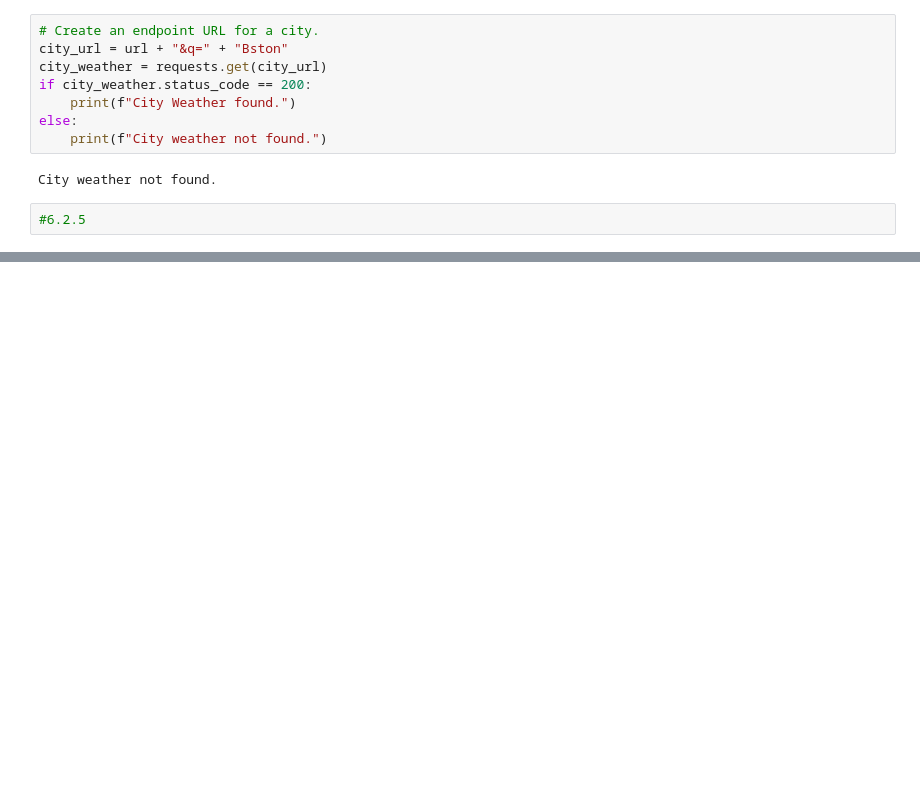
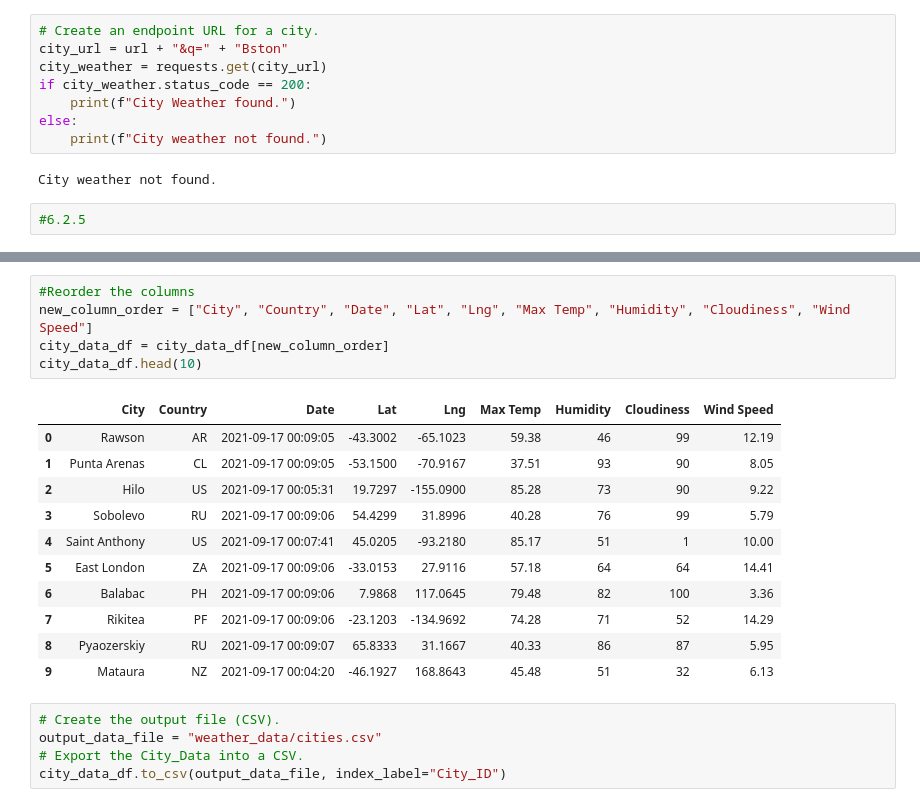
Before and after one commit to AValenti12/World_Weather_Analysis, a Jupyter notebook: weatherPy.ipynb, the cells around one changed output, grey strips where cells are left out. Saved outputs shown, nothing was run; the diff lists cells and outputs as text; blank space fills up the shorter version.

```diff
--- a/weatherPy.ipynb
+++ b/weatherPy.ipynb
@@ -298,0 +292,22 @@ FileNotFoundError: [Errno 2] No such file or directory: 'weather_data/cities.csv
+# %%
+#Reorder the columns
+new_column_order = ["City", "Country", "Date", "Lat", "Lng", "Max Temp", "Humidity", "Cloudiness", "Wind Speed"]
+city_data_df = city_data_df[new_column_order]
+city_data_df.head(10)
+# %% [output]
+|  | City | Country | Date | Lat | Lng | Max Temp | Humidity | Cloudiness | Wind Speed |
+| 0 | Rawson | AR | 2021-09-17 00:09:05 | -43.3002 | -65.1023 | 59.38 | 46 | 99 | 12.19 |
+| 1 | Punta Arenas | CL | 2021-09-17 00:09:05 | -53.1500 | -70.9167 | 37.51 | 93 | 90 | 8.05 |
+| 2 | Hilo | US | 2021-09-17 00:05:31 | 19.7297 | -155.0900 | 85.28 | 73 | 90 | 9.22 |
+| 3 | Sobolevo | RU | 2021-09-17 00:09:06 | 54.4299 | 31.8996 | 40.28 | 76 | 99 | 5.79 |
+| 4 | Saint Anthony | US | 2021-09-17 00:07:41 | 45.0205 | -93.2180 | 85.17 | 51 | 1 | 10.00 |
+| 5 | East London | ZA | 2021-09-17 00:09:06 | -33.0153 | 27.9116 | 57.18 | 64 | 64 | 14.41 |
+| 6 | Balabac | PH | 2021-09-17 00:09:06 | 7.9868 | 117.0645 | 79.48 | 82 | 100 | 3.36 |
+| 7 | Rikitea | PF | 2021-09-17 00:09:06 | -23.1203 | -134.9692 | 74.28 | 71 | 52 | 14.29 |
+| 8 | Pyaozerskiy | RU | 2021-09-17 00:09:07 | 65.8333 | 31.1667 | 40.33 | 86 | 87 | 5.95 |
+| 9 | Mataura | NZ | 2021-09-17 00:04:20 | -46.1927 | 168.8643 | 45.48 | 51 | 32 | 6.13 |
+# %%
+# Create the output file (CSV).
+output_data_file = "weather_data/cities.csv"
+# Export the City_Data into a CSV.
+city_data_df.to_csv(output_data_file, index_label="City_ID")
```
Also changed, not shown: parts of 28 cells of this notebook, 1 other file.
